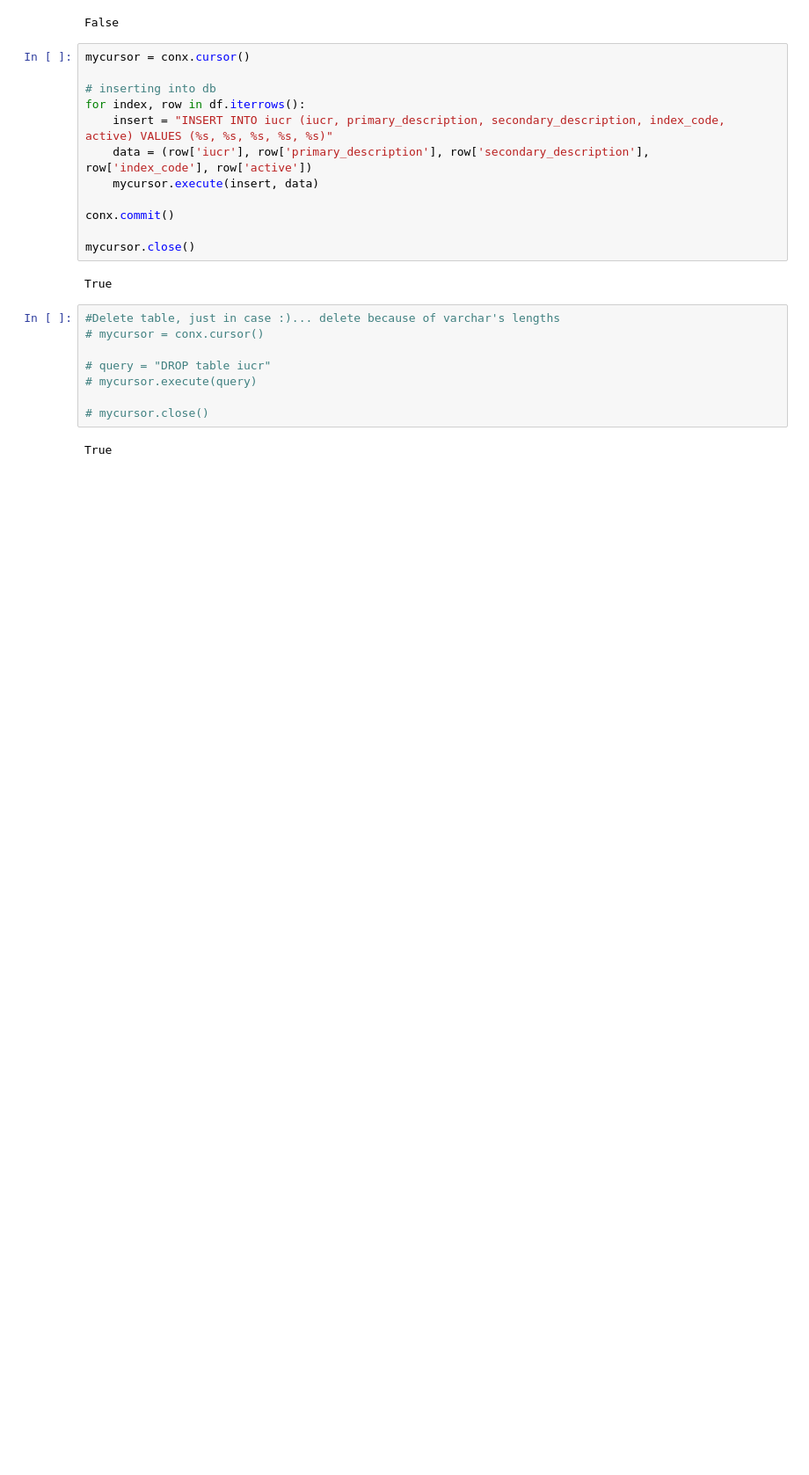
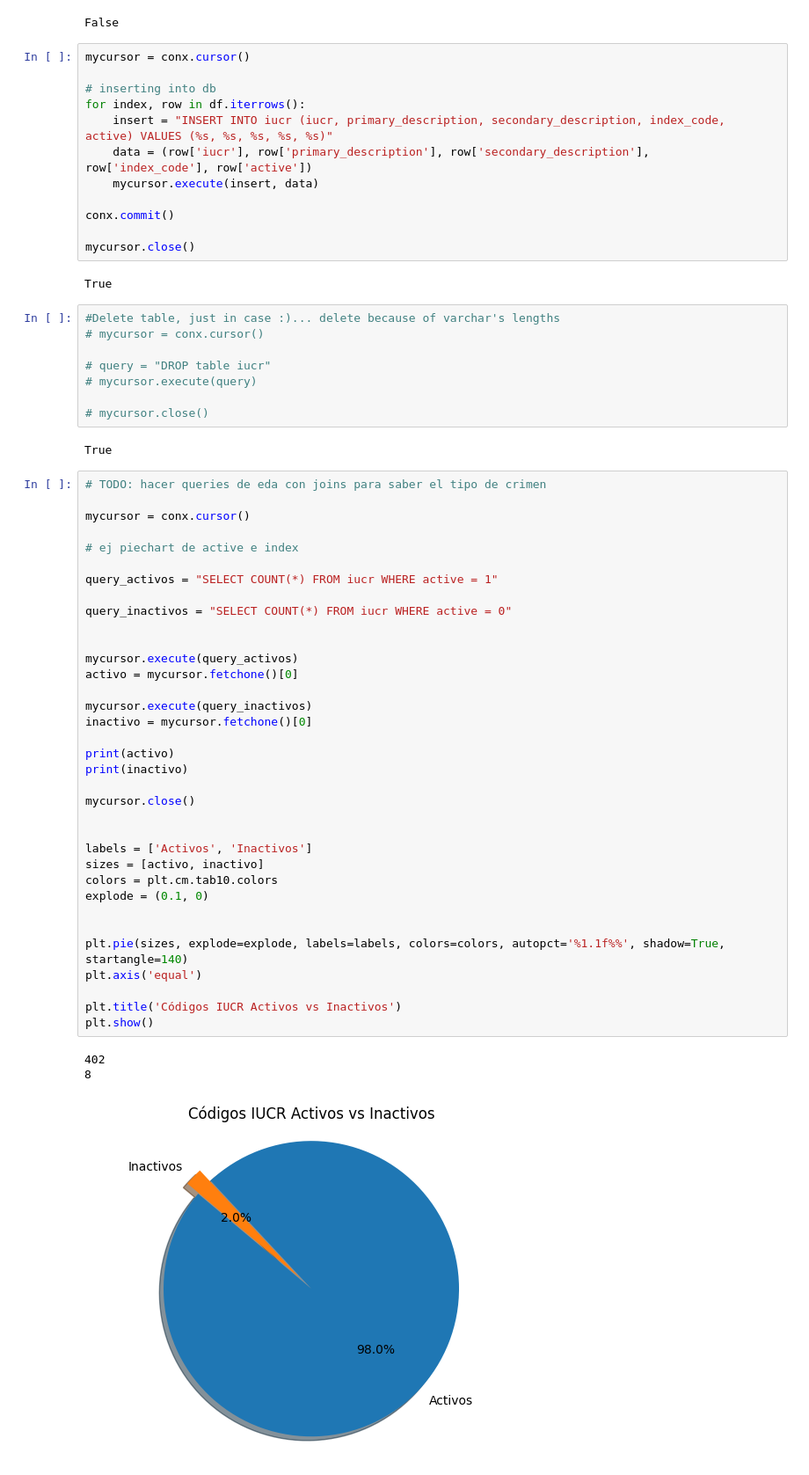
Before and after one commit to YOANGELICA/chicago_crimes_etl, a Jupyter notebook: api_eda.ipynb, the cells around one changed output. Shown at 88% size. Cells and saved outputs as stored; diff of their text form; blank space fills up the shorter version.

```diff
--- a/api_eda.ipynb
+++ b/api_eda.ipynb
@@ -119,4 +152,43 @@ True
 # mycursor.close()
 # %% [output]
 True
+# %%
+# TODO: hacer queries de eda con joins para saber el tipo de crimen
+
+mycursor = conx.cursor()
+
+# ej piechart de active e index
+
+query_activos = "SELECT COUNT(*) FROM iucr WHERE active = 1"
+
+query_inactivos = "SELECT COUNT(*) FROM iucr WHERE active = 0"
+
+
+mycursor.execute(query_activos)
+activo = mycursor.fetchone()[0]
+
+mycursor.execute(query_inactivos)
+inactivo = mycursor.fetchone()[0]
+
+print(activo)
+print(inactivo)
+
+mycursor.close()
+
+
+labels = ['Activos', 'Inactivos']
+sizes = [activo, inactivo]
+colors = plt.cm.tab10.colors
+explode = (0.1, 0)
+
+
+plt.pie(sizes, explode=explode, labels=labels, colors=colors, autopct='%1.1f%%', shadow=True, startangle=140)
+plt.axis('equal')
+
+plt.title('Códigos IUCR Activos vs Inactivos')
+plt.show()
+# %% [output]
+402
+8
+[figure, added]
 # %%
```
Also changed, not shown: parts of 11 cells of this notebook, 3 other files.
